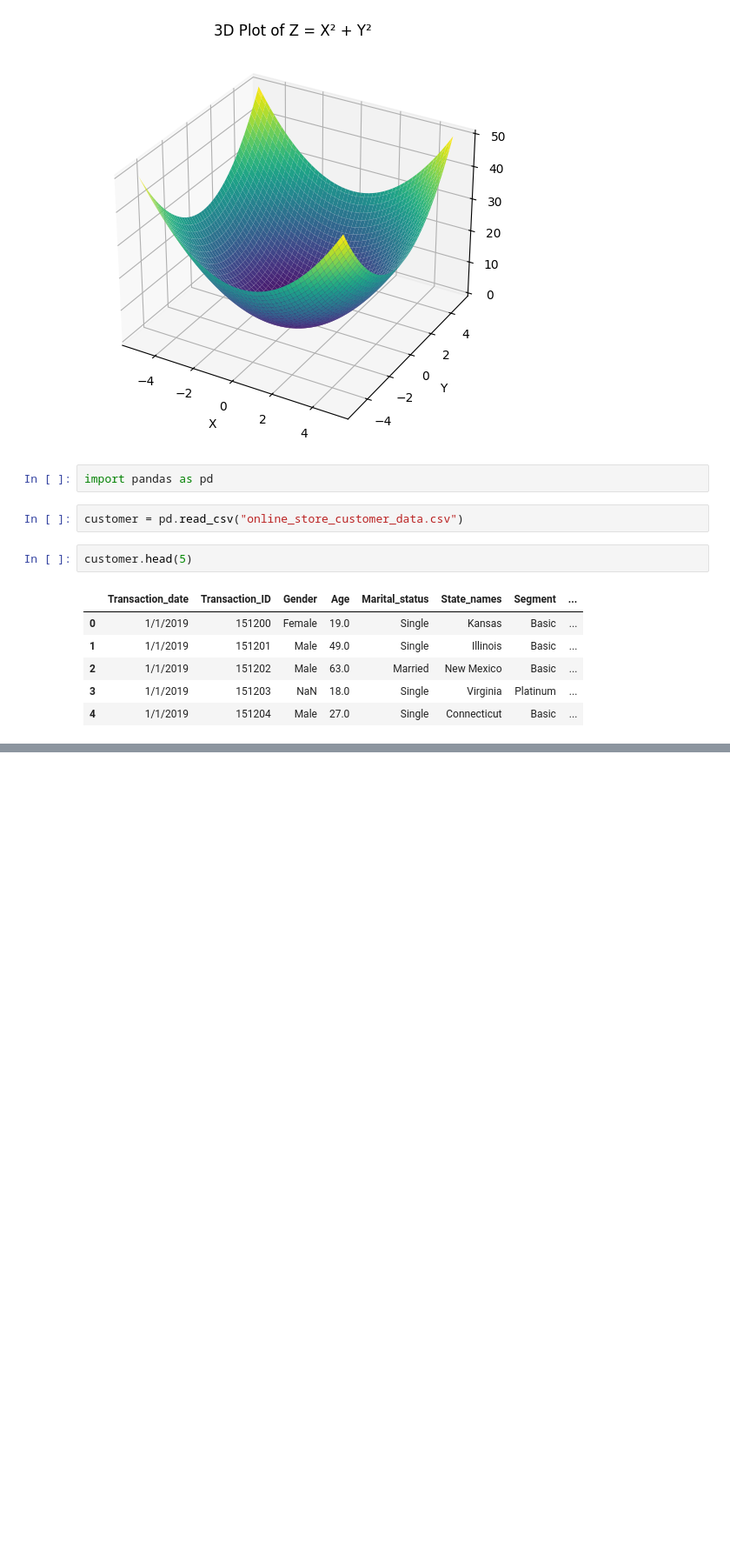
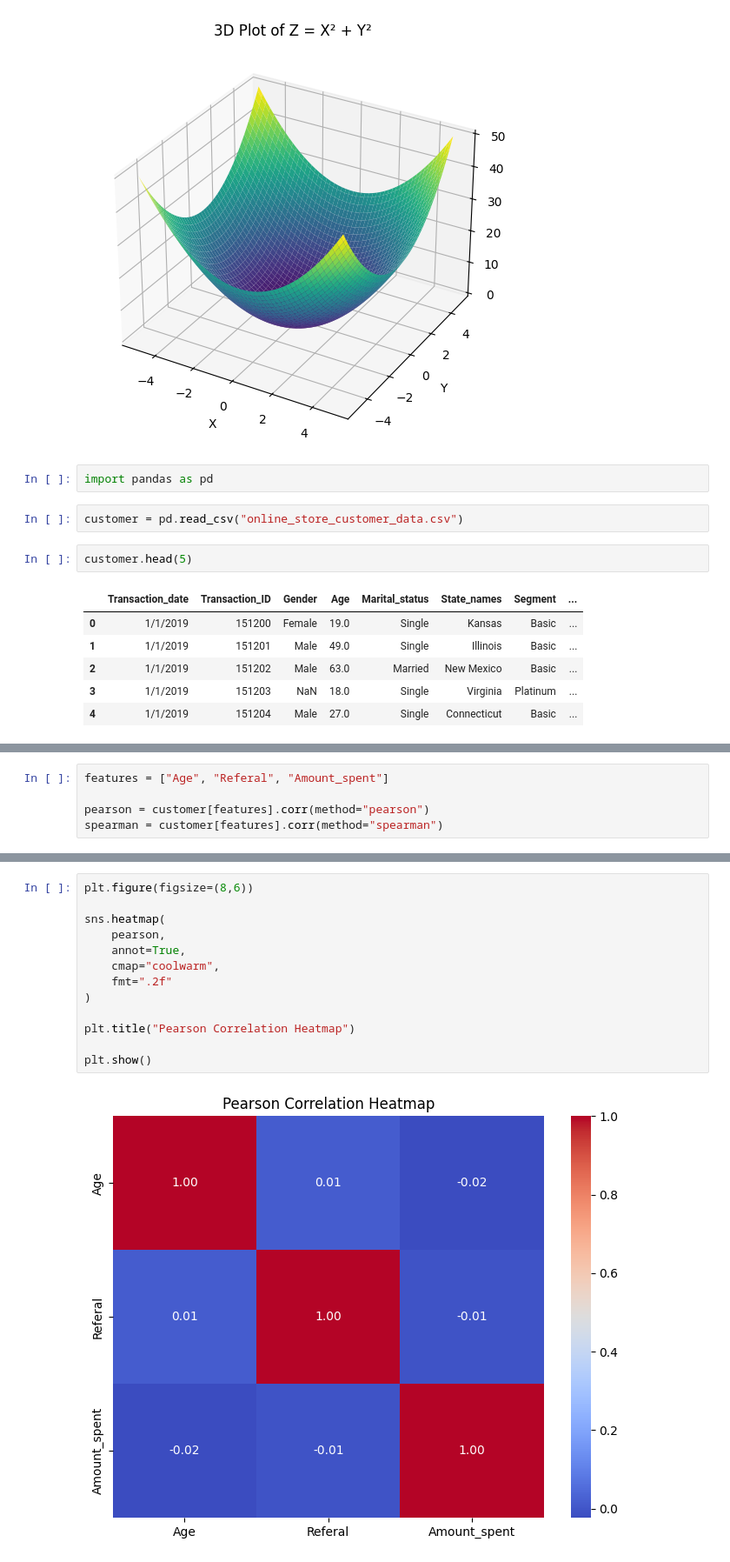
Before and after one commit to milindasandaru/SE4050_DL_Labs, a Jupyter notebook: Lab_Sheet_01/Task1_online_storecustomerPracticle.ipynb, the cells around one changed output, grey strips where cells are left out. Shown at 87% size. Saved outputs shown, nothing was run; the diff lists cells and outputs as text; blank space fills up the shorter version.

```diff
--- a/Lab_Sheet_01/Task1_online_storecustomerPracticle.ipynb
+++ b/Lab_Sheet_01/Task1_online_storecustomerPracticle.ipynb
@@ -274,0 +140,5 @@ plt.show()
+# %%
+features = ["Age", "Referal", "Amount_spent"]
+
+pearson = customer[features].corr(method="pearson")
+spearman = customer[features].corr(method="spearman")
@@ -274,0 +159,15 @@ plt.show()
+# %%
+plt.figure(figsize=(8,6))
+
+sns.heatmap(
+    pearson,
+    annot=True,
+    cmap="coolwarm",
+    fmt=".2f"
+)
+
+plt.title("Pearson Correlation Heatmap")
+
+plt.show()
+# %% [output]
+[figure, added]
```
Also changed, not shown: parts of 23 cells of this notebook.
